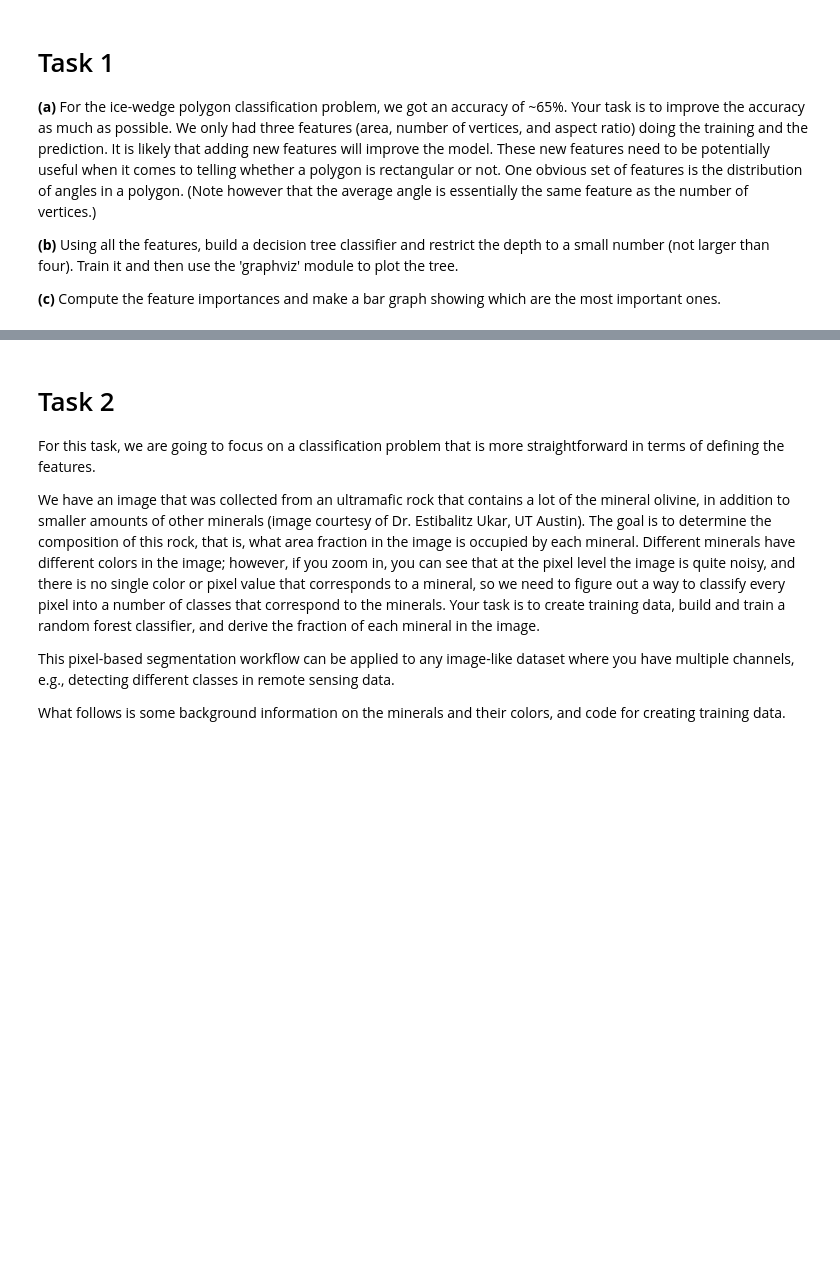
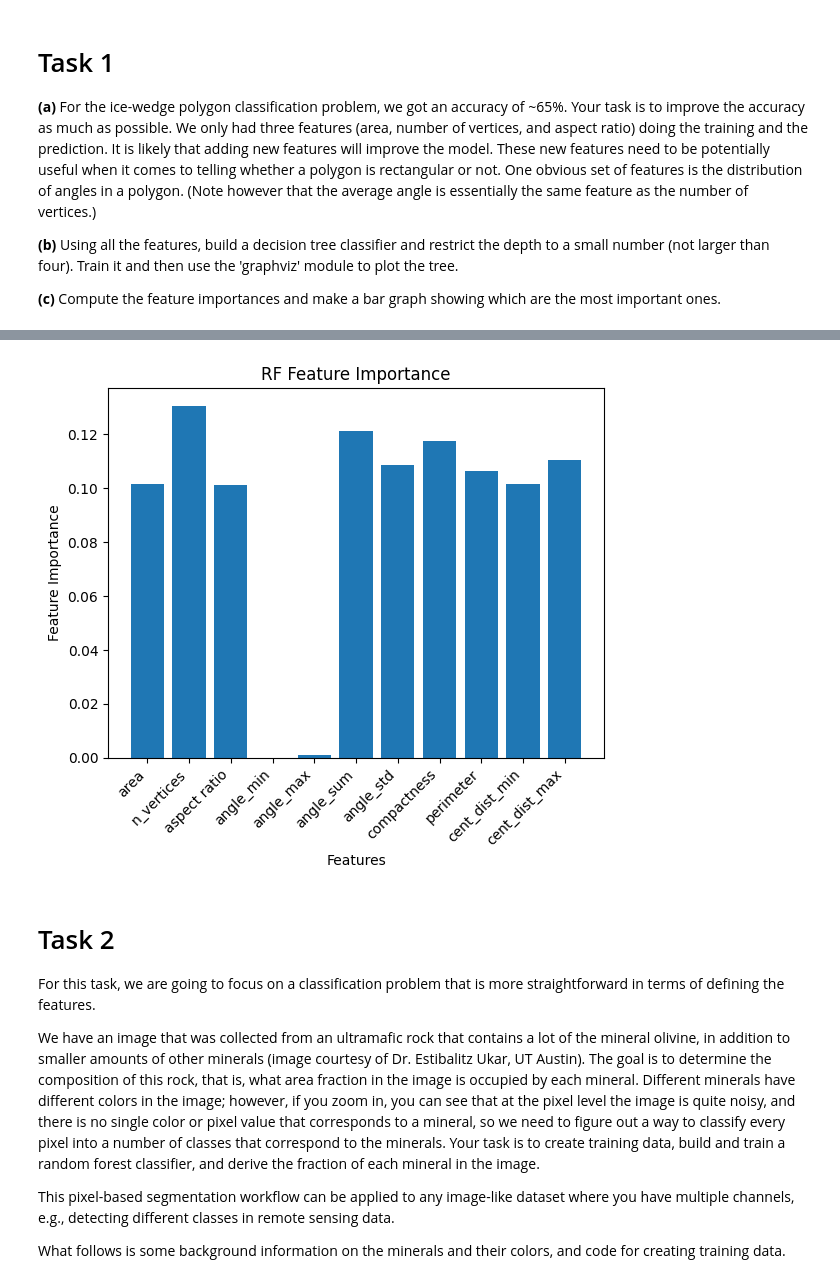
Before and after one commit to ejguenther/icesat2_topobathy, a Jupyter notebook: Decision_trees_Assignment03_Raster&Disaster.ipynb, the cells around one changed output, grey strips where cells are left out. Drawn from its saved outputs; the diff is of its cells as text; code cells hidden in the pictures; blank space fills up the shorter version.

```diff
--- a/Decision_trees_Assignment03_Raster&Disaster.ipynb
+++ b/Decision_trees_Assignment03_Raster&Disaster.ipynb
@@ -924,0 +1014,5 @@ graphn
+# %%
+score_list = []
+for name, score in zip(feature_list, rf.feature_importances_):
+    print("{:12s}".format(name), "{:10.3f}".format(score))
+    score_list.append(score)
@@ -925,3 +1031,17 @@ graphn
+# %%
+# Create the bar chart
+plt.bar(feature_list, score_list)
+
+# Add labels and a title for clarity
+plt.xlabel('Features')
+plt.ylabel('Feature Importance')
+plt.title('RF Feature Importance')
+
+# Display the chart
+plt.xticks(rotation=45, ha='right') # Rotate by 45 degrees and align right
+plt.show()
+# %% [output]
+[figure, added]
 # %% [markdown]
 # Task 2
 
```
Also changed, not shown: parts of 45 cells of this notebook.
